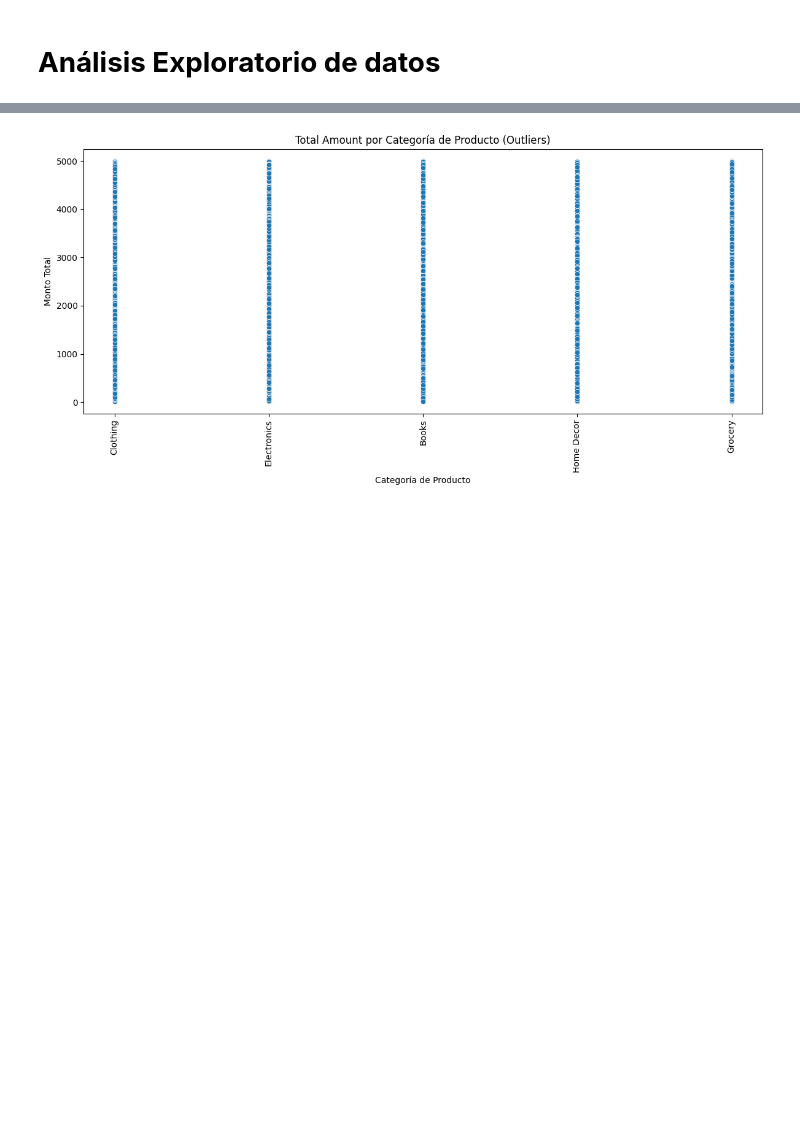
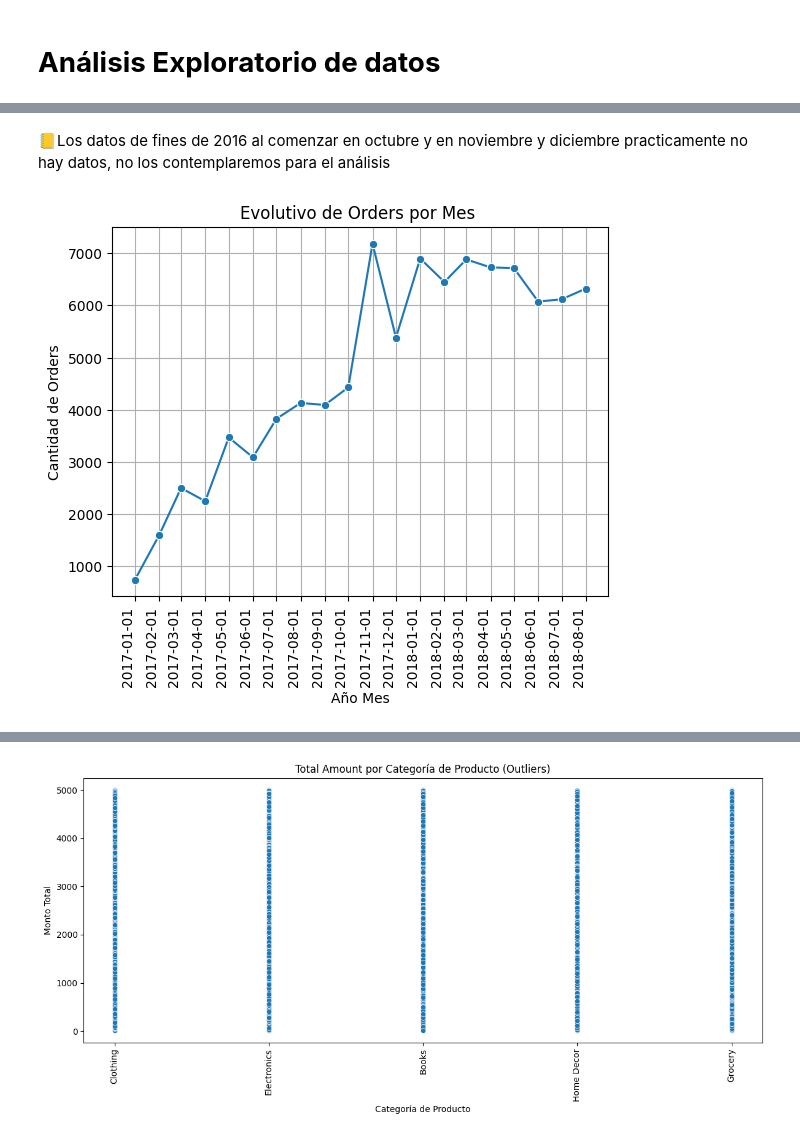
Before and after one commit to nicobotti91/coderds, a Jupyter notebook: etapas_basicas_dsii_botti_1er_entrega_testDSI.ipynb, the cells around one changed output, grey strips where cells are left out. Cells and saved outputs as stored; diff of their text form; code cells hidden in the pictures; blank space fills up the shorter version.

```diff
--- a/etapas_basicas_dsii_botti_1er_entrega_testDSI.ipynb
+++ b/etapas_basicas_dsii_botti_1er_entrega_testDSI.ipynb
@@ -440,0 +502,11 @@ df_original[(df_original['Product_Brand'] == 'Adidas') & (df_original['products'
+# %%
+# Crear una función para pasar todos los valores de las columnas formato "object" a Camel Case
+import re
+def to_camel_case(s):
+    if not isinstance(s, str):
+        return s
+    words = re.split(r'[_\s\-]+', s.strip())
+    return words[0].lower() + ''.join(w.capitalize() for w in words[1:])
+    # Aplicar a todas las columnas tipo object
+for col in df_merged_total.select_dtypes(include='object').columns:
+    df_merged_total[col] = df_merged_total[col].apply(to_camel_case)
@@ -444,0 +562,4 @@ df_original[(df_original['Product_Brand'] == 'Adidas') & (df_original['products'
+# %%
+# Análisis de ventas por mes
+df_monthly_sales = df_merged_total.groupby('purchase_date_YYYYMM')['order_id'].nunique().reset_index(name='orders').sort_values(by='purchase_date_YYYYMM', ascending=True)
+df_monthly_sales
@@ -444,0 +584,4 @@ df_original[(df_original['Product_Brand'] == 'Adidas') & (df_original['products'
+# %%
+df_monthly_sales_from_2017 = df_monthly_sales[df_monthly_sales['purchase_date_YYYYMM']>201612]
+# %%
+df_monthly_sales_from_2017['purchase_date_YYYYMM'] = pd.to_datetime(df_monthly_sales['purchase_date_YYYYMM'], format='%Y%m')
@@ -444,0 +594,18 @@ df_original[(df_original['Product_Brand'] == 'Adidas') & (df_original['products'
+# %% [markdown]
+📒Los datos de fines de 2016 al comenzar en octubre y en noviembre y diciembre practicamente no hay datos, no los contemplaremos para el análisis
+# %%
+# Crear el gráfico con el evolutivo de ventas por mes a partir de 2017
+sns.lineplot(data=df_monthly_sales_from_2017, x='purchase_date_YYYYMM', y='orders', marker="o",)
+
+# Configurar el gráfico
+plt.title('Evolutivo de Orders por Mes ')
+plt.xlabel('Año Mes')
+plt.ylabel('Cantidad de Orders')
+plt.xticks(df_monthly_sales_from_2017['purchase_date_YYYYMM'], rotation=90, ha='right')
+plt.grid(True)
+##plt.legend(bbox_to_anchor=(1.05, 1), loc='upper left')
+
+# Mostrar el gráfico
+plt.show()
+# %% [output]
+[figure, added]
```
Also changed, not shown: parts of 25 cells of this notebook.
